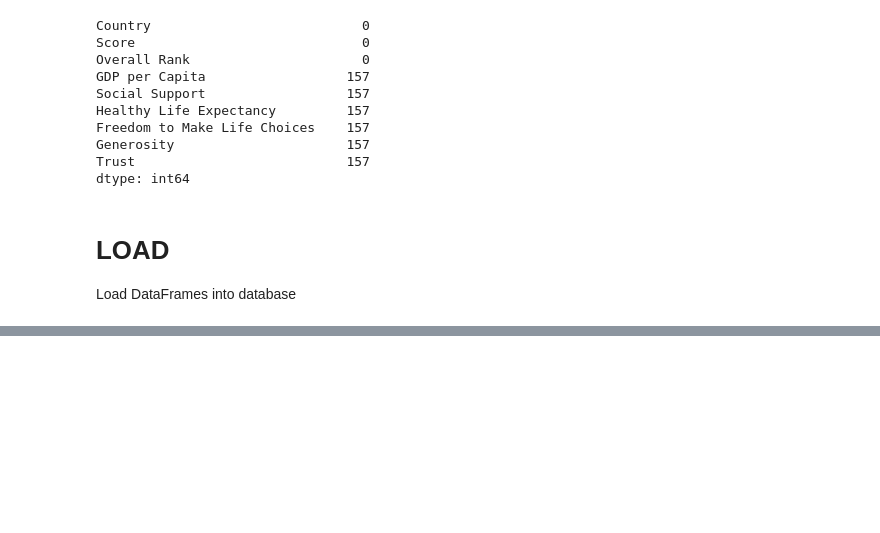
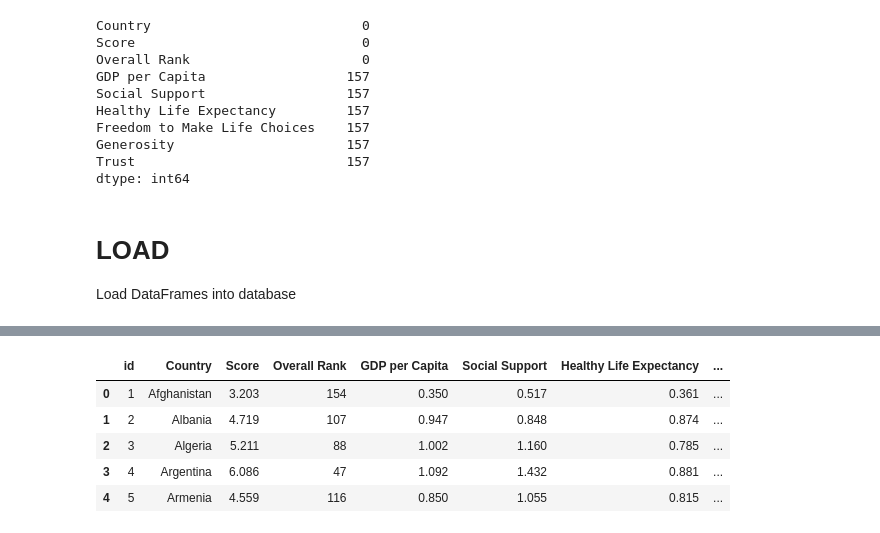
Before and after one commit to vandrade88/data-visualization-project, a Jupyter notebook: ETL.ipynb, the cells around one changed output, grey strips where cells are left out. Cells and saved outputs as stored; diff of their text form; code cells hidden in the pictures; blank space fills up the shorter version.

```diff
--- a/ETL.ipynb
+++ b/ETL.ipynb
@@ -830,0 +861,9 @@ engine = create_engine(f'postgresql://{rds_connection_string}')
+# %%
+pd.read_sql_query('SELECT * FROM whr2019', con=engine).head()
+# %% [output]
+|  | id | Country | Score | Overall Rank | GDP per Capita | Social Support | Healthy Life Expectancy | ... |
+| 0 | 1 | Afghanistan | 3.203 | 154 | 0.350 | 0.517 | 0.361 | ... |
+| 1 | 2 | Albania | 4.719 | 107 | 0.947 | 0.848 | 0.874 | ... |
+| 2 | 3 | Algeria | 5.211 | 88 | 1.002 | 1.160 | 0.785 | ... |
+| 3 | 4 | Argentina | 6.086 | 47 | 1.092 | 1.432 | 0.881 | ... |
+| 4 | 5 | Armenia | 4.559 | 116 | 0.850 | 1.055 | 0.815 | ... |
```
Also changed, not shown: parts of 11 cells of this notebook, 1 other file.
